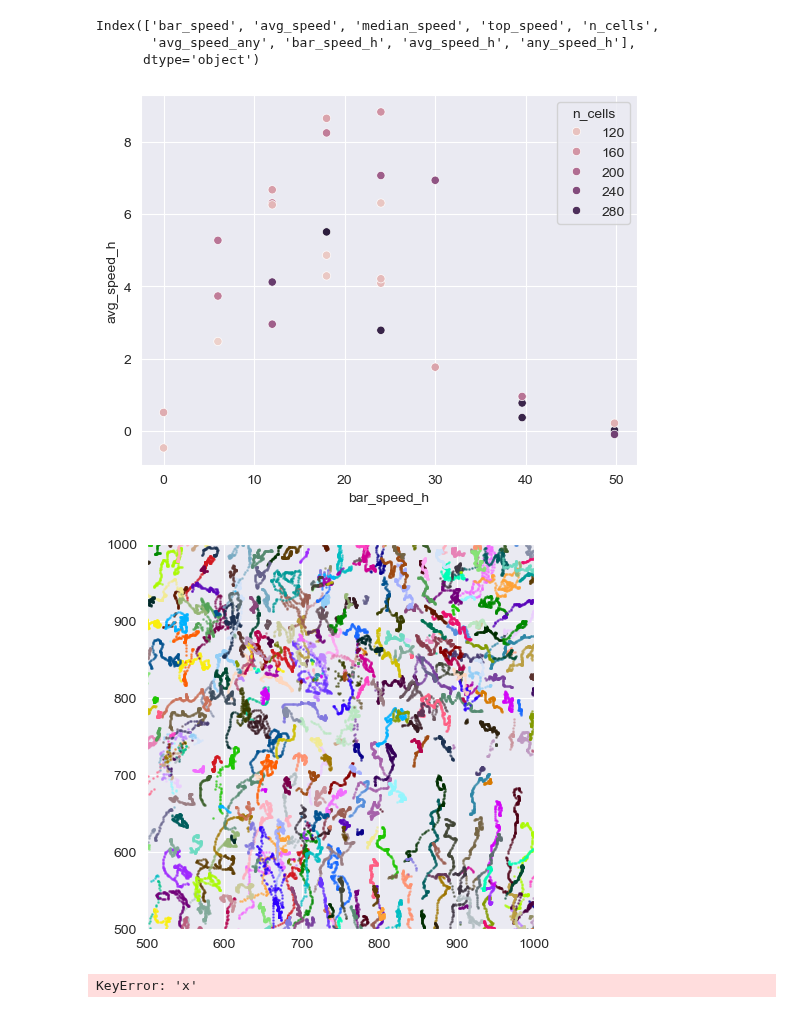
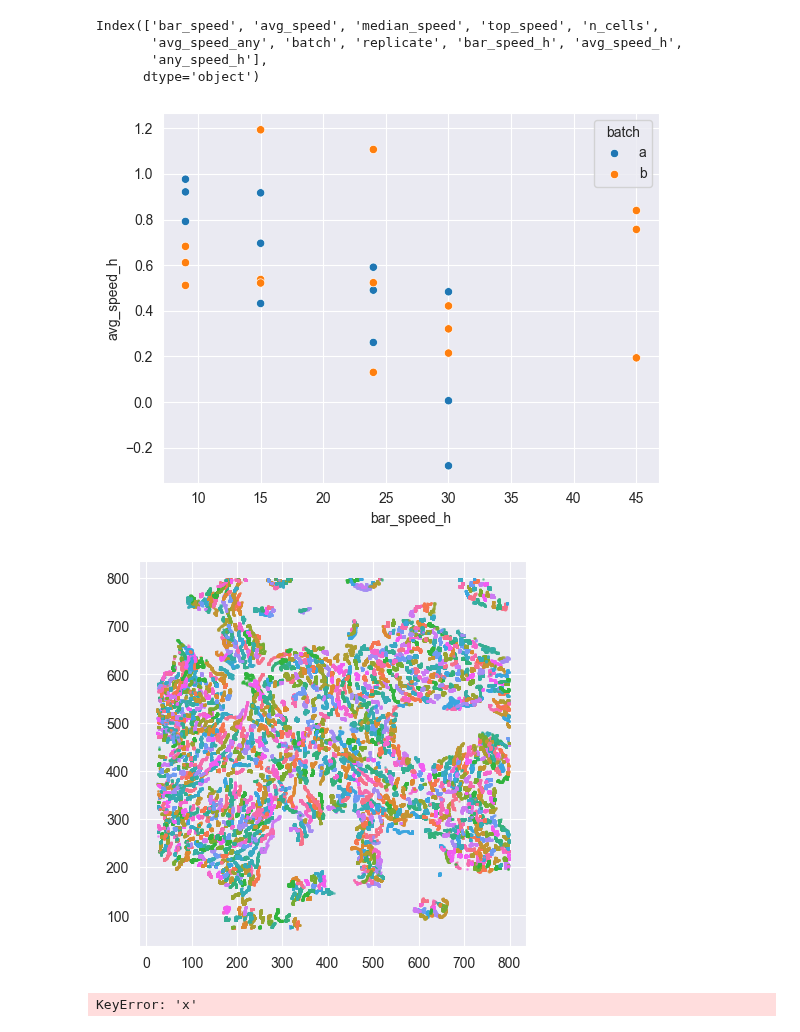
Before and after one commit to Harrison-Oatman/PyCLM, a Jupyter notebook: notebooks/analysis.ipynb, the cells around one changed output. Drawn from its saved outputs; the diff is of its cells as text; code cells hidden in the pictures.

```diff
--- a/notebooks/analysis.ipynb
+++ b/notebooks/analysis.ipynb
@@ -11,8 +11,8 @@ from tqdm import tqdm
 import seaborn as sns
 from pathlib import Path
 # %%
-track_path = Path(r"D:\FeedbackControl\data\results\tracks")
-src = r"bar02.01_tracks.csv"
-spots_df = pd.read_csv(track_path / src)
+track_path = Path(r"D:\Harrison\RTx3 imaging\allbars\tracks")
+# src = r"bar0p15.1_channel_545_tracks.csv"
+# spots_df = pd.read_csv(track_path / src)
 # %%
 import matplotlib as mpl
@@ -134,33 +234,37 @@ experiments_df["bar_speed_h"] = experiments_df["bar_speed"] * 60
 experiments_df["avg_speed_h"] = experiments_df["avg_speed"] * 60
 experiments_df["any_speed_h"] = experiments_df["avg_speed_any"] * 60
 
+
+experiments_df["batch"] = pd.Categorical(experiments_df["batch"])
+
 print(experiments_df.columns)
 
-sns.scatterplot(data=experiments_df, x="bar_speed_h", y="avg_speed_h", hue="n_cells")
+sns.scatterplot(data=experiments_df, x="bar_speed_h", y="avg_speed_h", hue="batch")
 plt.show()
 # %% [output]
 Index(['bar_speed', 'avg_speed', 'median_speed', 'top_speed', 'n_cells',
-       'avg_speed_any', 'bar_speed_h', 'avg_speed_h', 'any_speed_h'],
+       'avg_speed_any', 'batch', 'replicate', 'bar_speed_h', 'avg_speed_h',
+       'any_speed_h'],
       dtype='object')
-[figure, old version]
+[figure, new version]
 # %%
 
-pal = glasbey.create_palette(100)
+pal = sns.color_palette("husl", n_colors=20)
 
 fig, ax = plt.subplots(1, 1, figsize=(5, 5))
-ax.set_xlim(500, 1000)
-ax.set_ylim(500, 1000)
+# ax.set_xlim(500, 1000)
+# ax.set_ylim(500, 1000)
 
-subset = spots_df[spots_df["px_x"].between(500, 1000) & spots_df["px_y"].between(500, 1000)].copy()
+subset = spots_df[spots_df["px_x"].between(0, 800) & spots_df["px_y"].between(0, 800)].copy()
 
 for i, track_id in tqdm(enumerate(subset["track_id"].unique())):
     x, y = subset[subset["track_id"] == track_id][["px_x", "px_y"]].values.T
 
-    ax.scatter(x, y, s=1, color=pal[i % 100], alpha=0.5)
+    ax.scatter(x, y, s=1, color=pal[i % 20], alpha=0.5)
 
 plt.show()
 # %% [output]
-[figure, old version]
+[figure, new version]
 # %%
 # edge_map = {child: parent for parent, child in graph.edges()}
 spots_df["parent"] = spots_df.index.map(edge_map)
```
Also changed, not shown: parts of 6 cells of this notebook.
